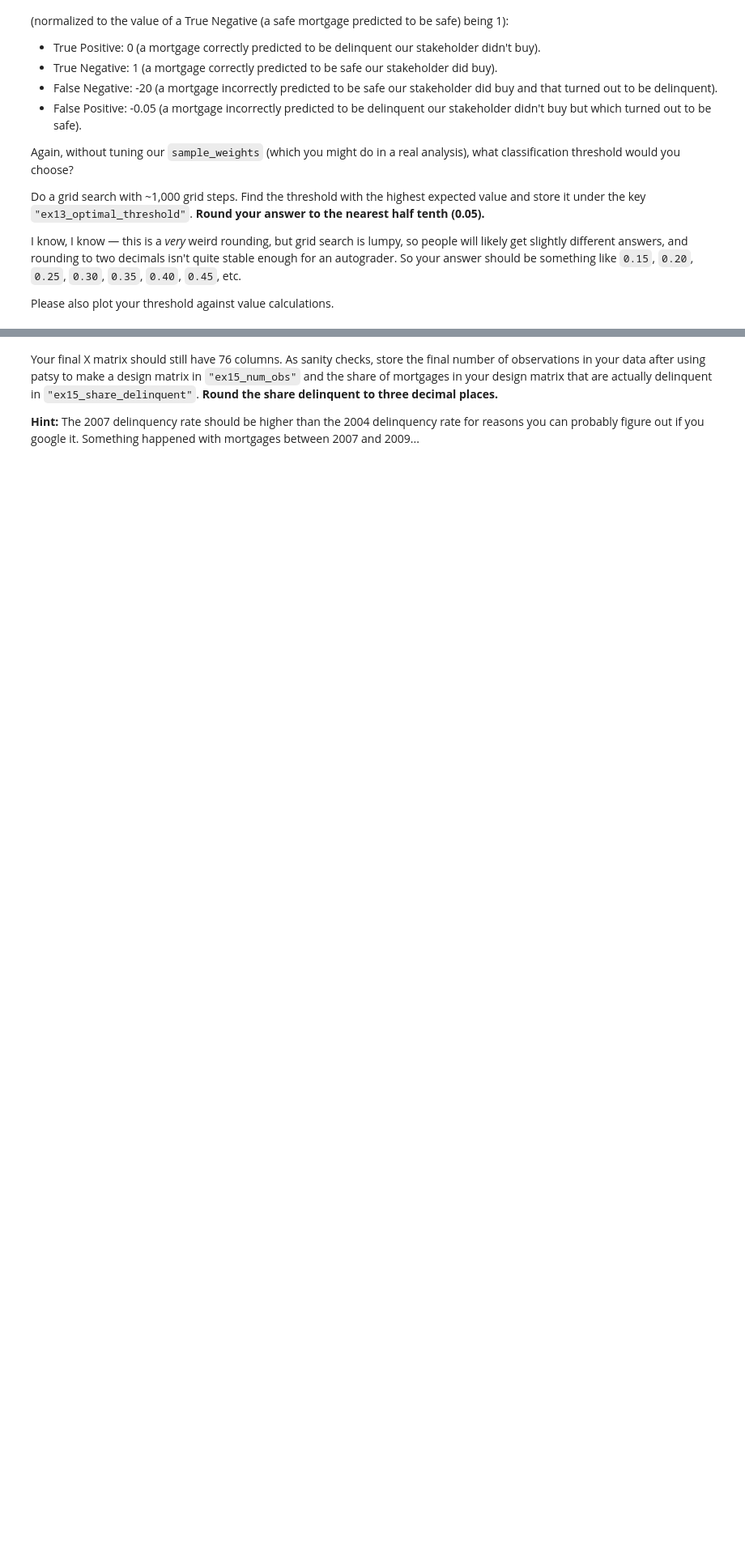
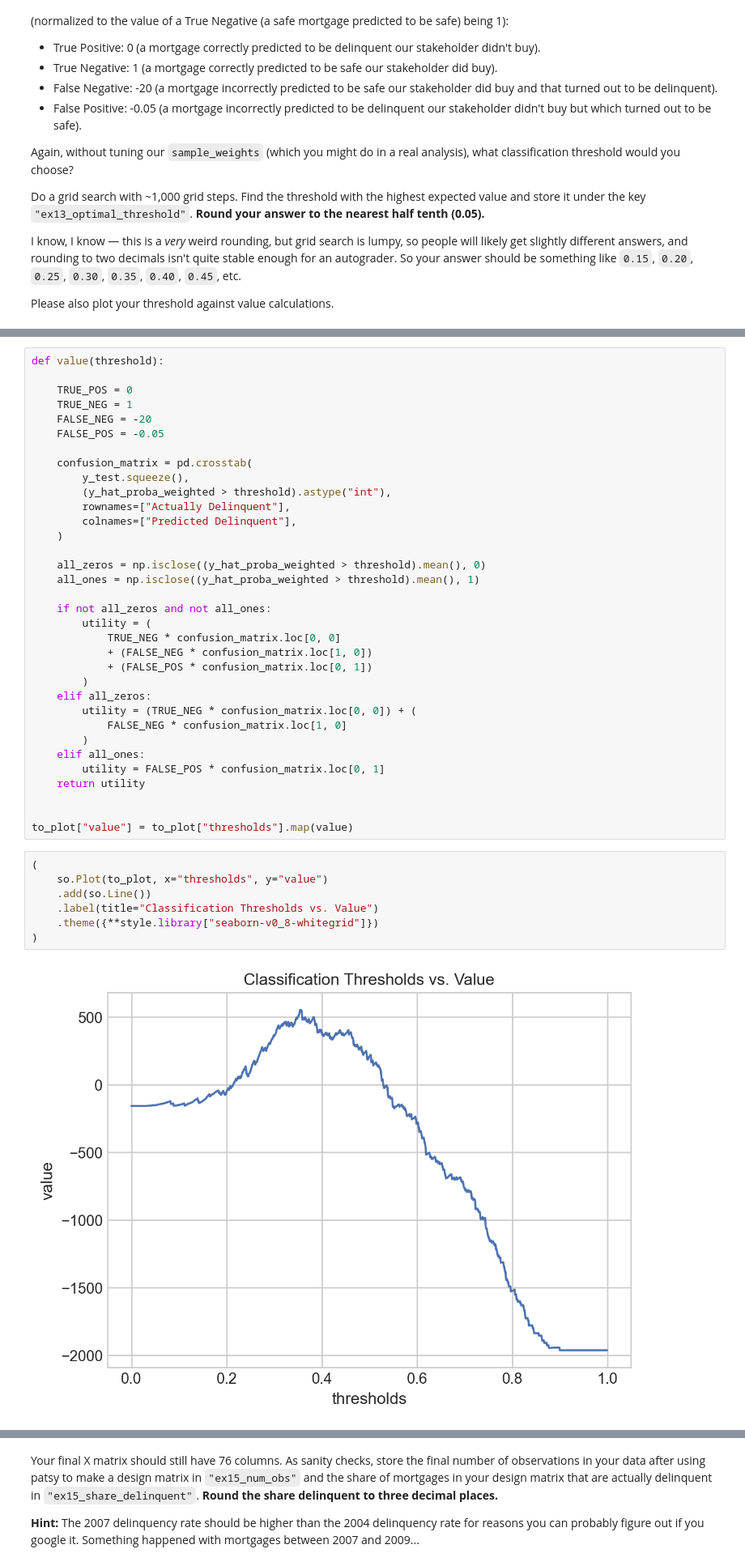
Before and after one commit to cathylyirang/IDS_701_UDS, a Jupyter notebook: exercise_passive_prediction.ipynb, the cells around one changed output, grey strips where cells are left out. Shown: that part at 81% size. Cells and saved outputs as stored; diff of their text form; blank space fills up the shorter version.

```diff
--- a/exercise_passive_prediction.ipynb
+++ b/exercise_passive_prediction.ipynb
@@ -672,0 +647,43 @@ print("Rounded to nearest 0.05 =", results["ex13_optimal_threshold"])
+# %%
+def value(threshold):
+
+    TRUE_POS = 0
+    TRUE_NEG = 1
+    FALSE_NEG = -20
+    FALSE_POS = -0.05
+
+    confusion_matrix = pd.crosstab(
+        y_test.squeeze(),
+        (y_hat_proba_weighted > threshold).astype("int"),
+        rownames=["Actually Delinquent"],
+        colnames=["Predicted Delinquent"],
+    )
+
+    all_zeros = np.isclose((y_hat_proba_weighted > threshold).mean(), 0)
+    all_ones = np.isclose((y_hat_proba_weighted > threshold).mean(), 1)
+
+    if not all_zeros and not all_ones:
+        utility = (
+            TRUE_NEG * confusion_matrix.loc[0, 0]
+            + (FALSE_NEG * confusion_matrix.loc[1, 0])
+            + (FALSE_POS * confusion_matrix.loc[0, 1])
+        )
+    elif all_zeros:
+        utility = (TRUE_NEG * confusion_matrix.loc[0, 0]) + (
+            FALSE_NEG * confusion_matrix.loc[1, 0]
+        )
+    elif all_ones:
+        utility = FALSE_POS * confusion_matrix.loc[0, 1]
+    return utility
+
+
+to_plot["value"] = to_plot["thresholds"].map(value)
+# %%
+(
+    so.Plot(to_plot, x="thresholds", y="value")
+    .add(so.Line())
+    .label(title="Classification Thresholds vs. Value")
+    .theme({**style.library["seaborn-v0_8-whitegrid"]})
+)
+# %% [output]
+[figure, added]
```
Also changed, not shown: parts of 37 cells of this notebook.
